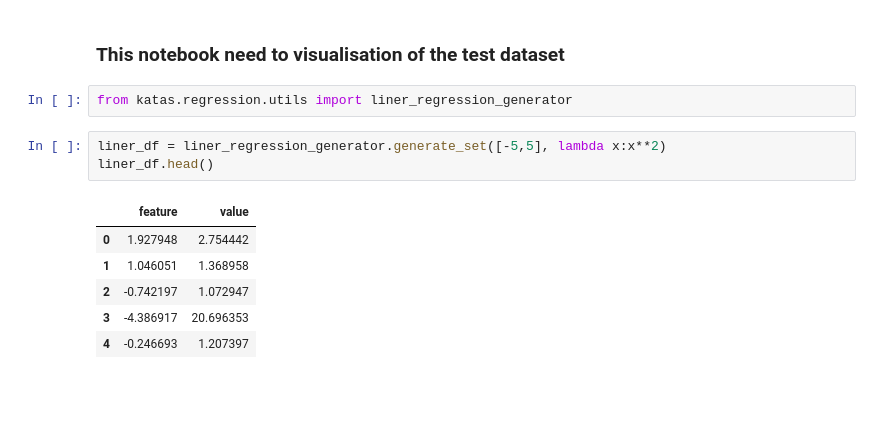
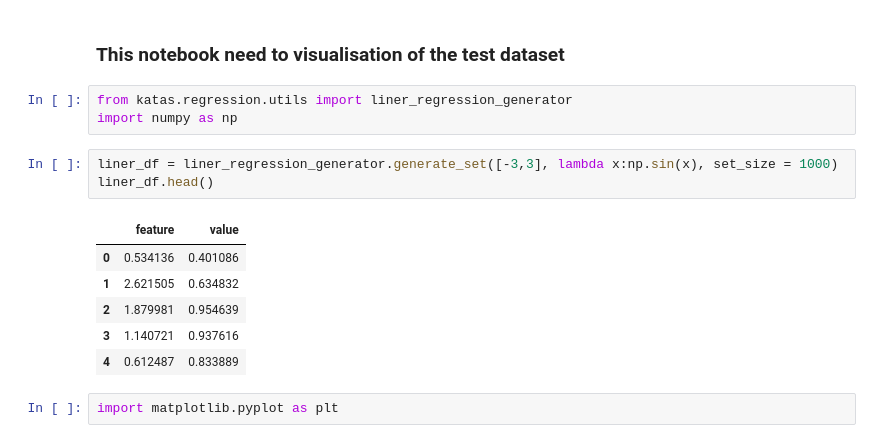
Before and after one commit to flying-pi/ds_kata, a Jupyter notebook: src/katas/regression/df_checkers.ipynb, the cells around one changed output. Cells and saved outputs as stored; diff of their text form; blank space fills up the shorter version.

```diff
--- a/src/katas/regression/df_checkers.ipynb
+++ b/src/katas/regression/df_checkers.ipynb
@@ -2,13 +2,16 @@
 ### This notebook need to visualisation of the test dataset
 # %%
 from katas.regression.utils import liner_regression_generator
+import numpy as np
 # %%
-liner_df = liner_regression_generator.generate_set([-5,5], lambda x:x**2)
+liner_df = liner_regression_generator.generate_set([-3,3], lambda x:np.sin(x), set_size = 1000)
 liner_df.head()
 # %% [output]
 |  | feature | value |
-| 0 | 1.927948 | 2.754442 |
-| 1 | 1.046051 | 1.368958 |
-| 2 | -0.742197 | 1.072947 |
-| 3 | -4.386917 | 20.696353 |
-| 4 | -0.246693 | 1.207397 |
+| 0 | 0.534136 | 0.401086 |
+| 1 | 2.621505 | 0.634832 |
+| 2 | 1.879981 | 0.954639 |
+| 3 | 1.140721 | 0.937616 |
+| 4 | 0.612487 | 0.833889 |
+# %%
+import matplotlib.pyplot as plt
```
Also changed, not shown: parts of 1 cell of this notebook.
